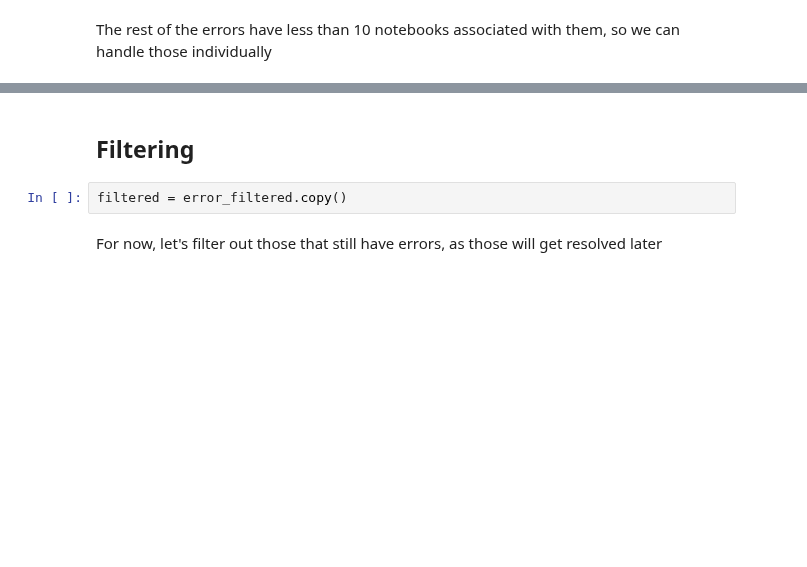
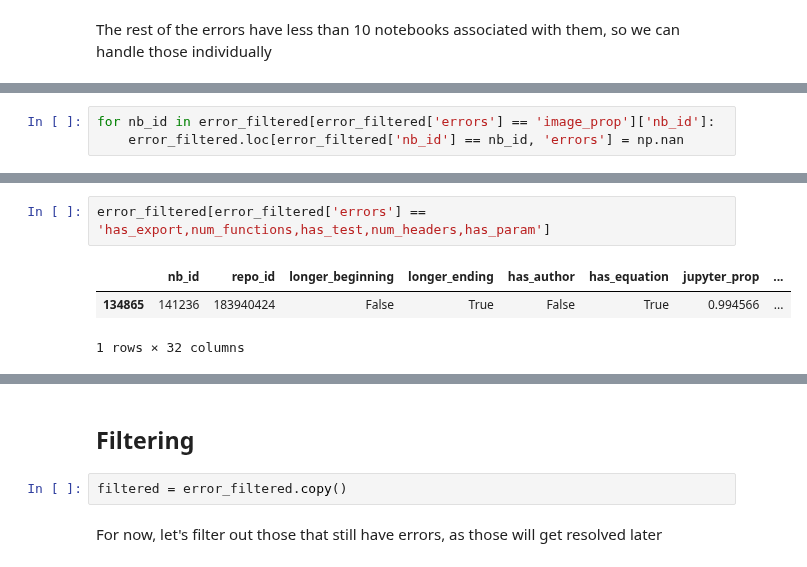
Before and after one commit to Isabel-Gan/quantifying-notebook-features, a Jupyter notebook: full-output/full-output-analysis.ipynb, the cells around one changed output, grey strips where cells are left out. Cells and saved outputs as stored; diff of their text form; blank space fills up the shorter version.

```diff
--- a/full-output/full-output-analysis.ipynb
+++ b/full-output/full-output-analysis.ipynb
@@ -190,0 +297,3 @@ The rest of the errors have less than 10 notebooks associated with them, so we c
+# %%
+for nb_id in error_filtered[error_filtered['errors'] == 'image_prop']['nb_id']:
+    error_filtered.loc[error_filtered['nb_id'] == nb_id, 'errors'] = np.nan
@@ -190,0 +311,6 @@ The rest of the errors have less than 10 notebooks associated with them, so we c
+# %%
+error_filtered[error_filtered['errors'] == 'has_export,num_functions,has_test,num_headers,has_param']
+# %% [output]
+|  | nb_id | repo_id | longer_beginning | longer_ending | has_author | has_equation | jupyter_prop | ... |
+| 134865 | 141236 | 183940424 | False | True | False | True | 0.994566 | ... |
+1 rows × 32 columns
```
Also changed, not shown: parts of 34 cells of this notebook, 2 other files.
